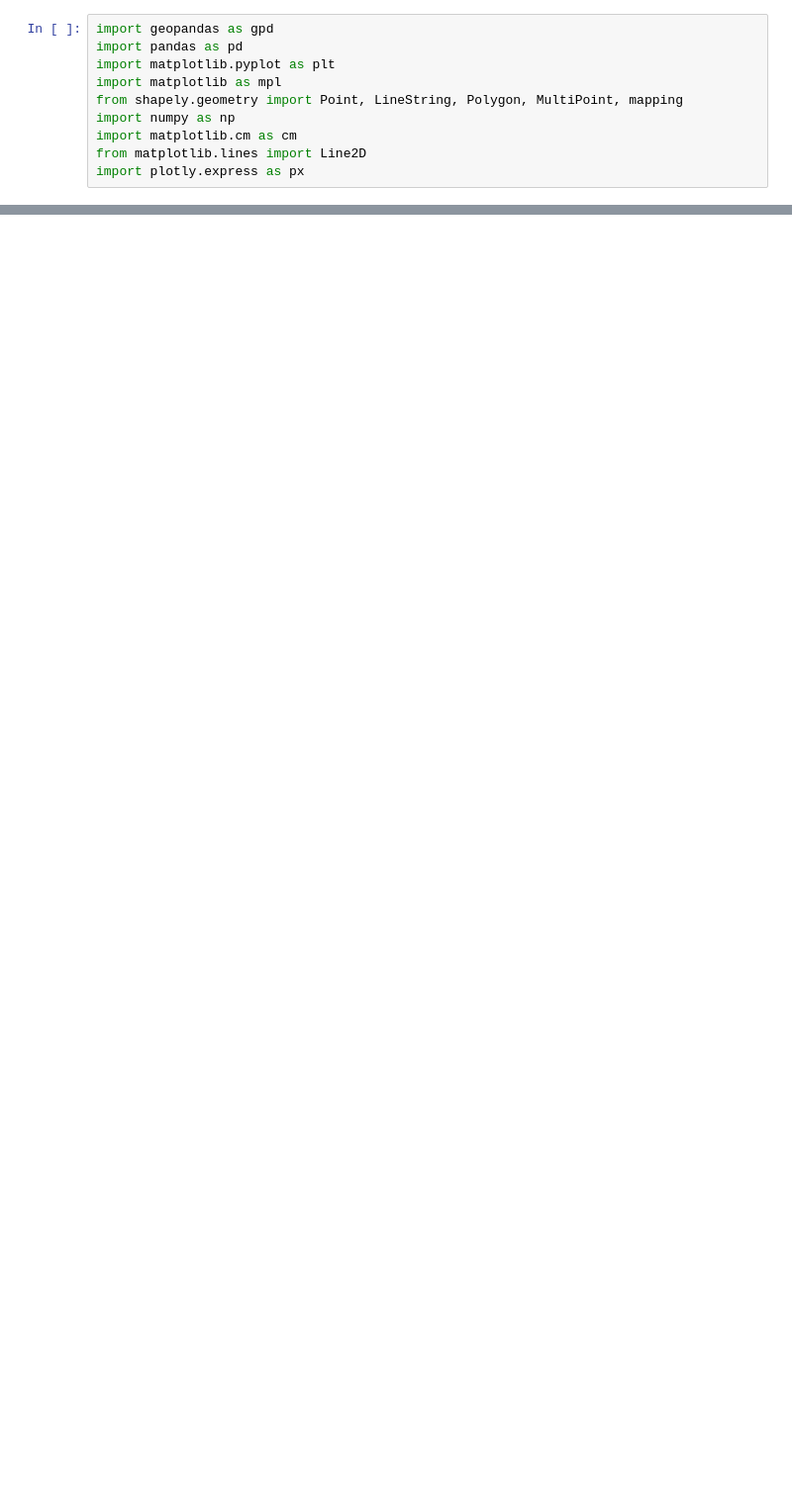
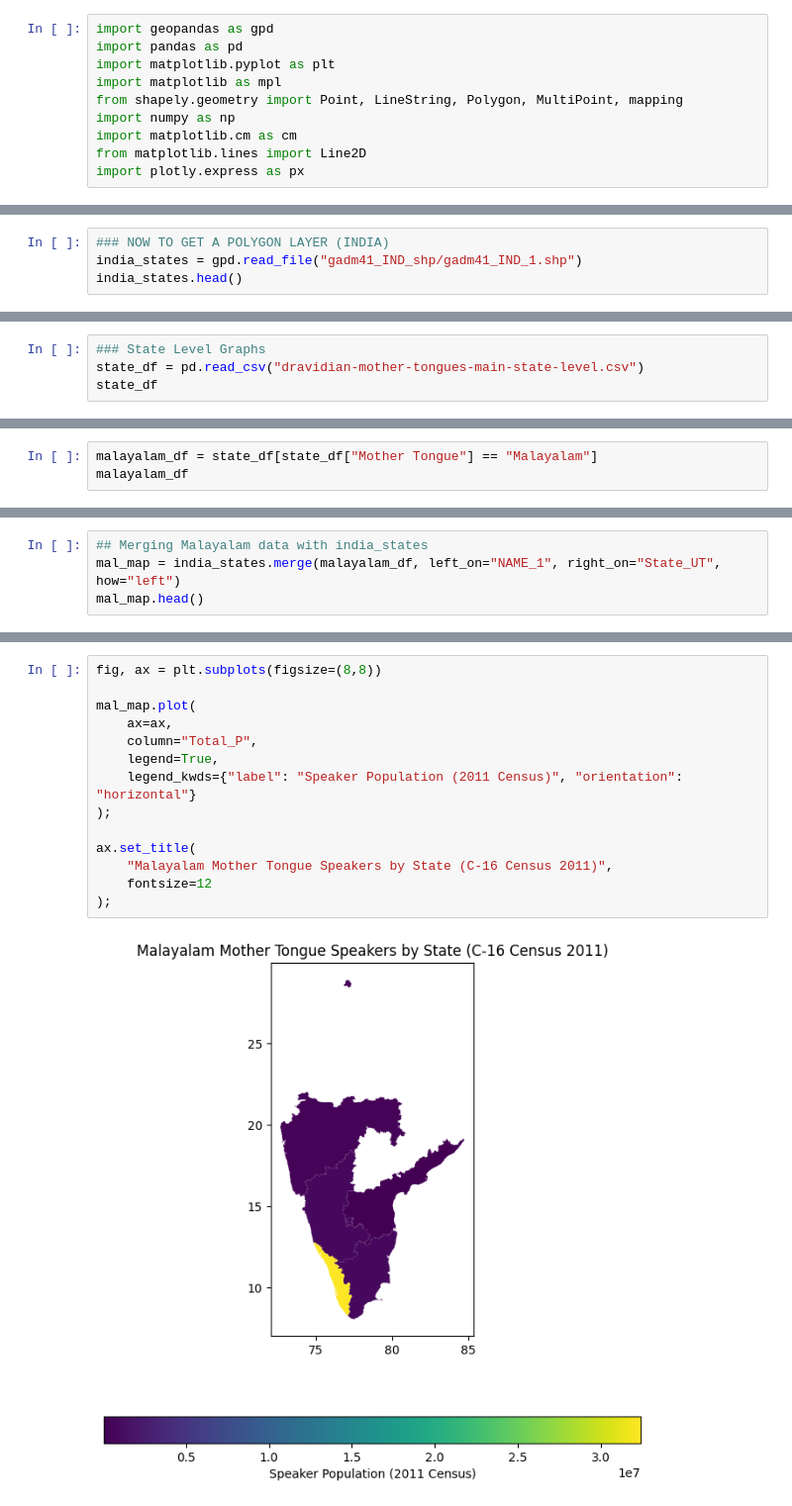
Before and after one commit to squishridyvi/Geographical-Distribution-Mapping-of-Dravidian-Languages-, a Jupyter notebook: Geographical Distribution of Dravidian Languages-Census-C-16.ipynb, the cells around one changed output, grey strips where cells are left out. Shown at 99% size. Cells and saved outputs as stored; diff of their text form; blank space fills up the shorter version.

```diff
--- a/Geographical Distribution of Dravidian Languages-Census-C-16.ipynb
+++ b/Geographical Distribution of Dravidian Languages-Census-C-16.ipynb
@@ -214,0 +109,4 @@ plt.show()
+# %%
+### NOW TO GET A POLYGON LAYER (INDIA)
+india_states = gpd.read_file("gadm41_IND_shp/gadm41_IND_1.shp")
+india_states.head()
@@ -214,0 +122,4 @@ plt.show()
+# %%
+### State Level Graphs
+state_df = pd.read_csv("dravidian-mother-tongues-main-state-level.csv")
+state_df
@@ -214,0 +172,3 @@ plt.show()
+# %%
+malayalam_df = state_df[state_df["Mother Tongue"] == "Malayalam"]
+malayalam_df
@@ -214,0 +185,4 @@ plt.show()
+# %%
+## Merging Malayalam data with india_states
+mal_map = india_states.merge(malayalam_df, left_on="NAME_1", right_on="State_UT", how="left")
+mal_map.head()
@@ -214,0 +207,16 @@ plt.show()
+# %%
+fig, ax = plt.subplots(figsize=(8,8))
+
+mal_map.plot(
+    ax=ax,
+    column="Total_P",
+    legend=True,
+    legend_kwds={"label": "Speaker Population (2011 Census)", "orientation": "horizontal"}
+);
+
+ax.set_title(
+    "Malayalam Mother Tongue Speakers by State (C-16 Census 2011)",
+    fontsize=12
+);
+# %% [output]
+[figure, added]
```
Also changed, not shown: parts of 56 cells of this notebook.
